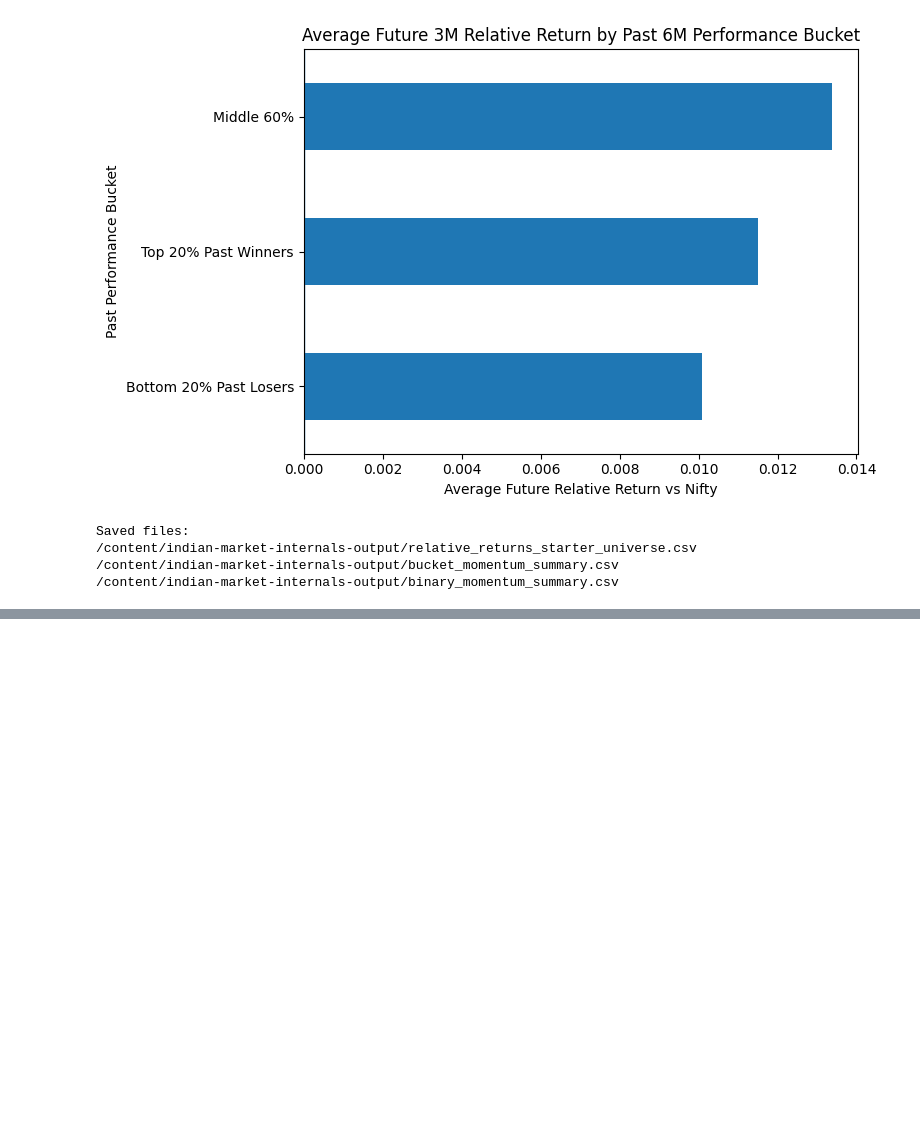
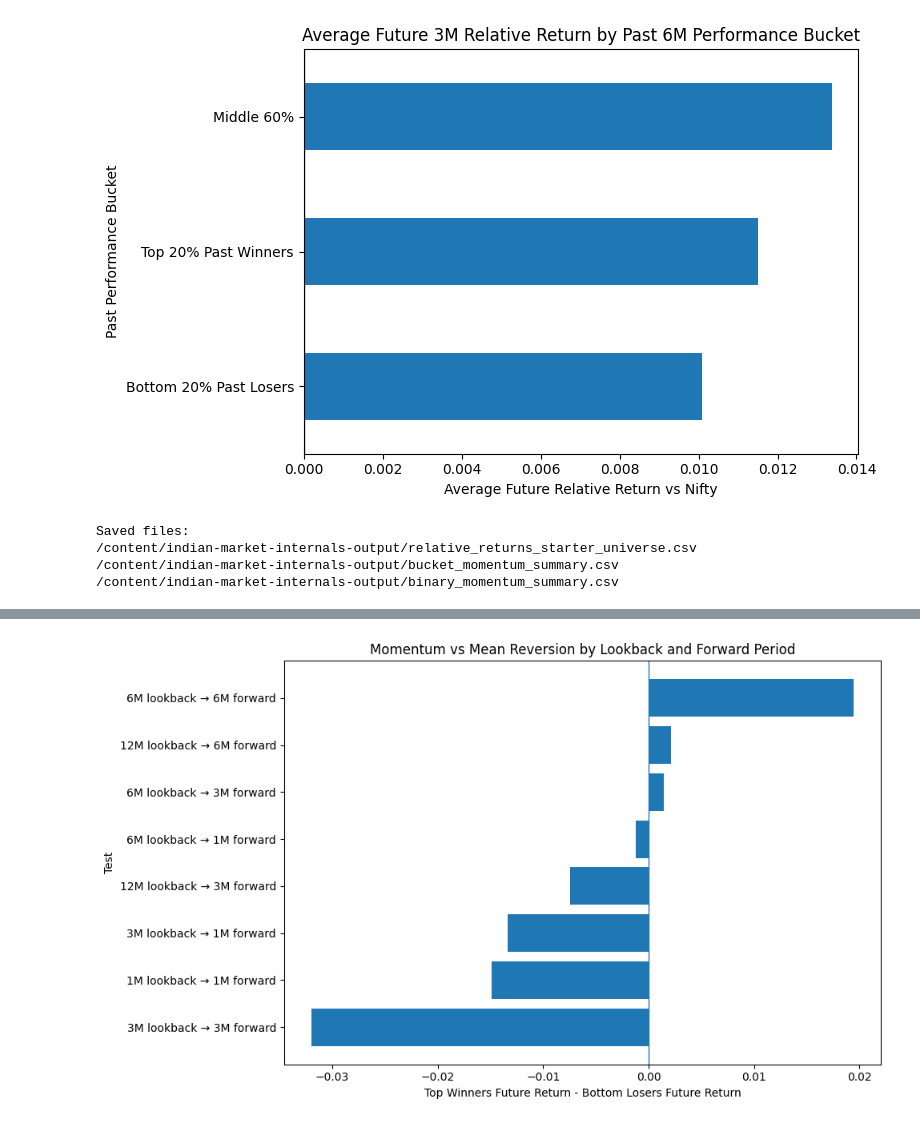
Before and after one commit to chinmay227/indian-market-internals, a Jupyter notebook: notebooks/02_calculate_relative_returns.ipynb, the cells around one changed output, grey strips where cells are left out. Cells and saved outputs as stored; diff of their text form; code cells hidden in the pictures; blank space fills up the shorter version.

Commit message:
Add momentum versus mean reversion comparison

```diff
--- a/notebooks/02_calculate_relative_returns.ipynb
+++ b/notebooks/02_calculate_relative_returns.ipynb
@@ -296,0 +517,20 @@ Saved files:
+# %%
+def classify_signal(row):
+    if row["winner_minus_loser_avg"] > 0:
+        return "Momentum Favored"
+    elif row["winner_minus_loser_avg"] < 0:
+        return "Mean Reversion Favored"
+    else:
+        return "Neutral"
+
+comparison["signal_label"] = comparison.apply(classify_signal, axis=1)
+
+comparison[
+    [
+        "lookback_months",
+        "forward_months",
+        "winner_minus_loser_avg",
+        "winner_minus_loser_win_rate",
+        "signal_label"
+    ]
+].sort_values("winner_minus_loser_avg", ascending=False)
@@ -296,0 +547,22 @@ Saved files:
+# %%
+chart_df = comparison.copy()
+
+chart_df["test_name"] = (
+    chart_df["lookback_months"].astype(str)
+    + "M lookback → "
+    + chart_df["forward_months"].astype(str)
+    + "M forward"
+)
+
+chart_df = chart_df.sort_values("winner_minus_loser_avg")
+
+plt.figure(figsize=(10, 6))
+plt.barh(chart_df["test_name"], chart_df["winner_minus_loser_avg"])
+plt.axvline(0, linewidth=1)
+plt.title("Momentum vs Mean Reversion by Lookback and Forward Period")
+plt.xlabel("Top Winners Future Return - Bottom Losers Future Return")
+plt.ylabel("Test")
+plt.tight_layout()
+plt.show()
+# %% [output]
+[figure, added]
```
Also changed, not shown: parts of 11 cells of this notebook.
